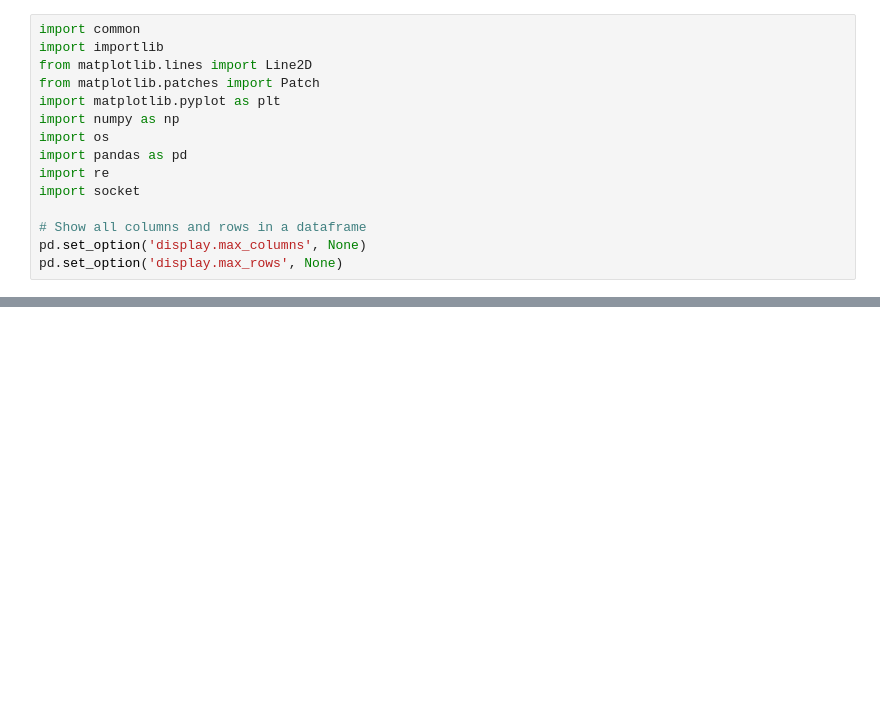
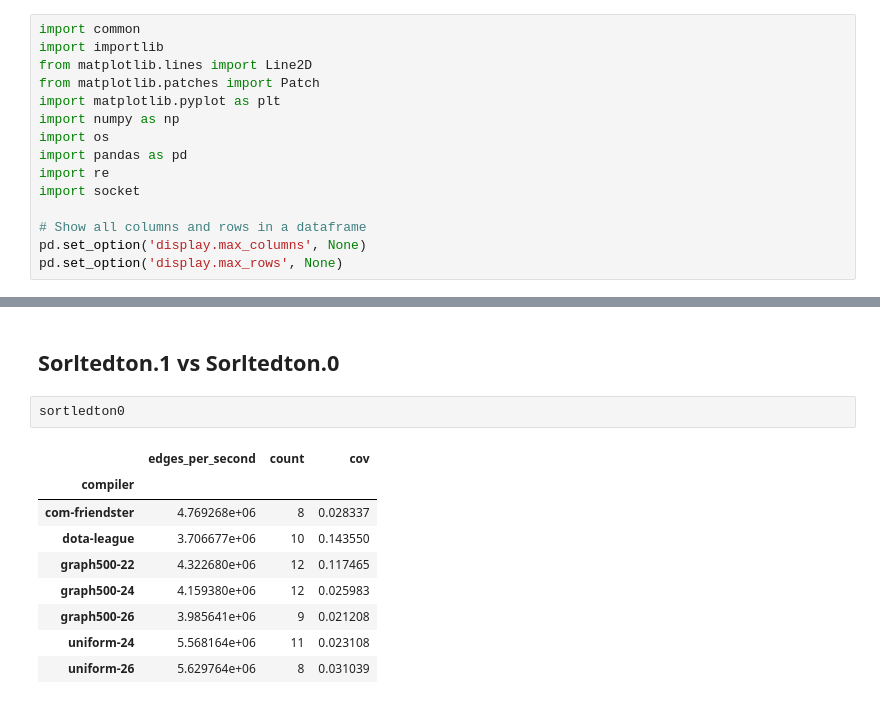
Before and after one commit to PerFuchs/gfe_notebooks, a Jupyter notebook: inserts-visualization.ipynb, the cells around one changed output, grey strips where cells are left out. Drawn from its saved outputs; the diff is of its cells as text; blank space fills up the shorter version.

```diff
--- a/inserts-visualization.ipynb
+++ b/inserts-visualization.ipynb
@@ -123,0 +139,14 @@ p
+# %% [markdown]
+## Sorltedton.1 vs Sorltedton.0
+# %%
+sortledton0
+# %% [output]
+|  | edges_per_second | count | cov |
+| compiler |  |  |  |
+| com-friendster | 4.769268e+06 | 8 | 0.028337 |
+| dota-league | 3.706677e+06 | 10 | 0.143550 |
+| graph500-22 | 4.322680e+06 | 12 | 0.117465 |
+| graph500-24 | 4.159380e+06 | 12 | 0.025983 |
+| graph500-26 | 3.985641e+06 | 9 | 0.021208 |
+| uniform-24 | 5.568164e+06 | 11 | 0.023108 |
+| uniform-26 | 5.629764e+06 | 8 | 0.031039 |
```
Also changed, not shown: parts of 9 cells of this notebook, 6 other files.
